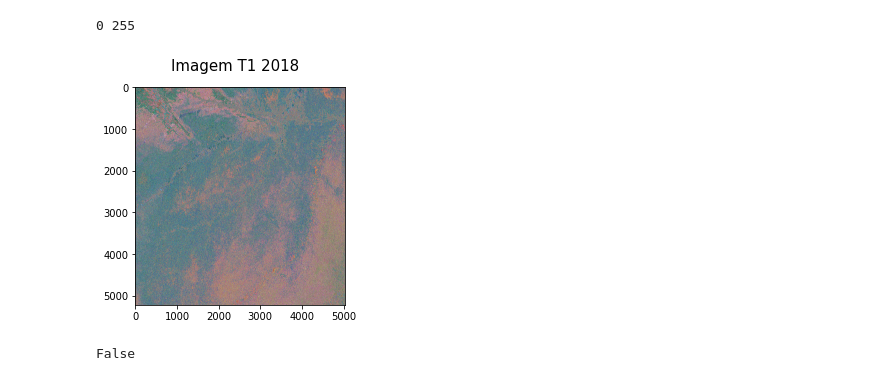
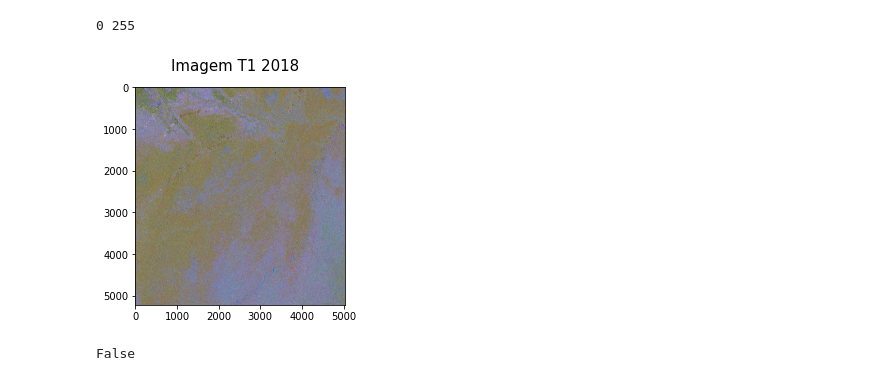
Before and after one commit to thimabru1010/resuneta, a Jupyter notebook: test_notebooks/visualize_amazon_cut_image_new.ipynb, the cells around one changed output. Drawn from its saved outputs; the diff is of its cells as text; code cells hidden in the pictures.

```diff
--- a/test_notebooks/visualize_amazon_cut_image_new.ipynb
+++ b/test_notebooks/visualize_amazon_cut_image_new.ipynb
@@ -57,10 +57,10 @@ print(img_t1_rgb.min(), img_t1_rgb.max())
 # %%
 fig = plt.figure()
 fig.suptitle('Imagem T1 2018', fontsize=15)
-plt.imshow(img_t1_bgr)
+plt.imshow(img_t1_rgb)
 fig.savefig('/media/thimabru/ssd/TCC/cut_img_t1_rgb_new.jpg', dpi=300)
 # %% [output]
-[figure, old version]
+[figure, new version]
 # %%
 array_sum = np.sum(img_t1_rgb)
 array_has_nan = np.isnan(array_sum)
```
Also changed, not shown: parts of 1 cell of this notebook, 4 other files.
